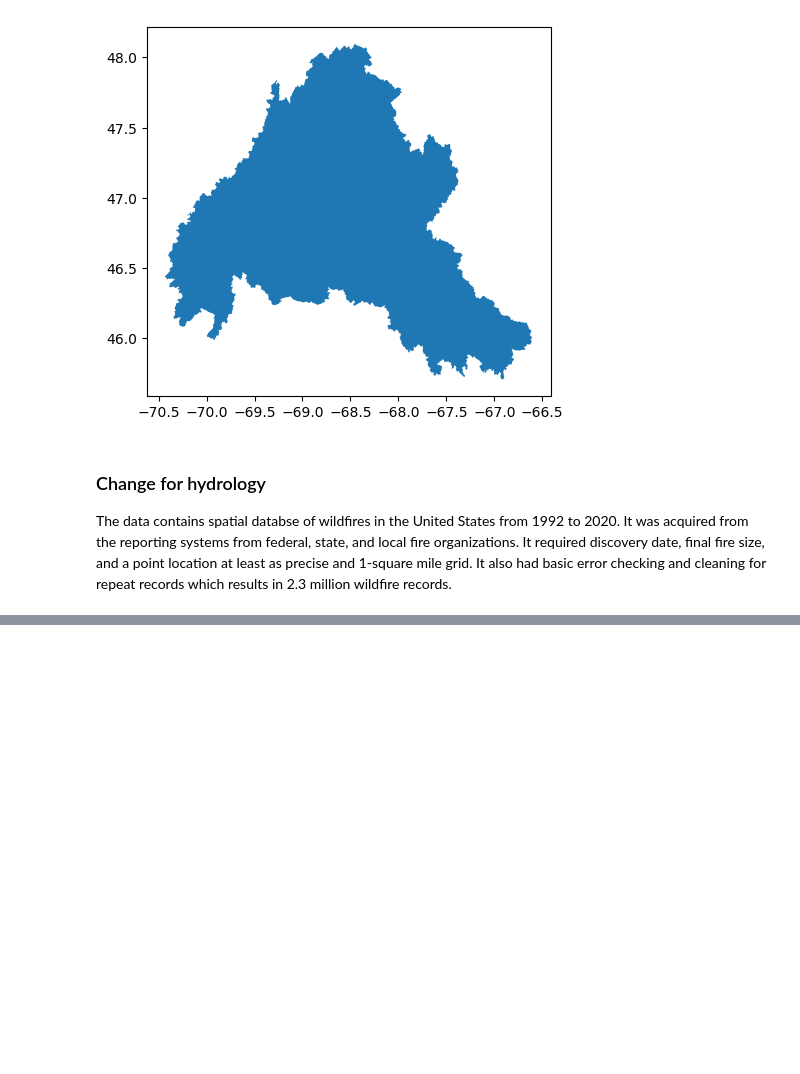
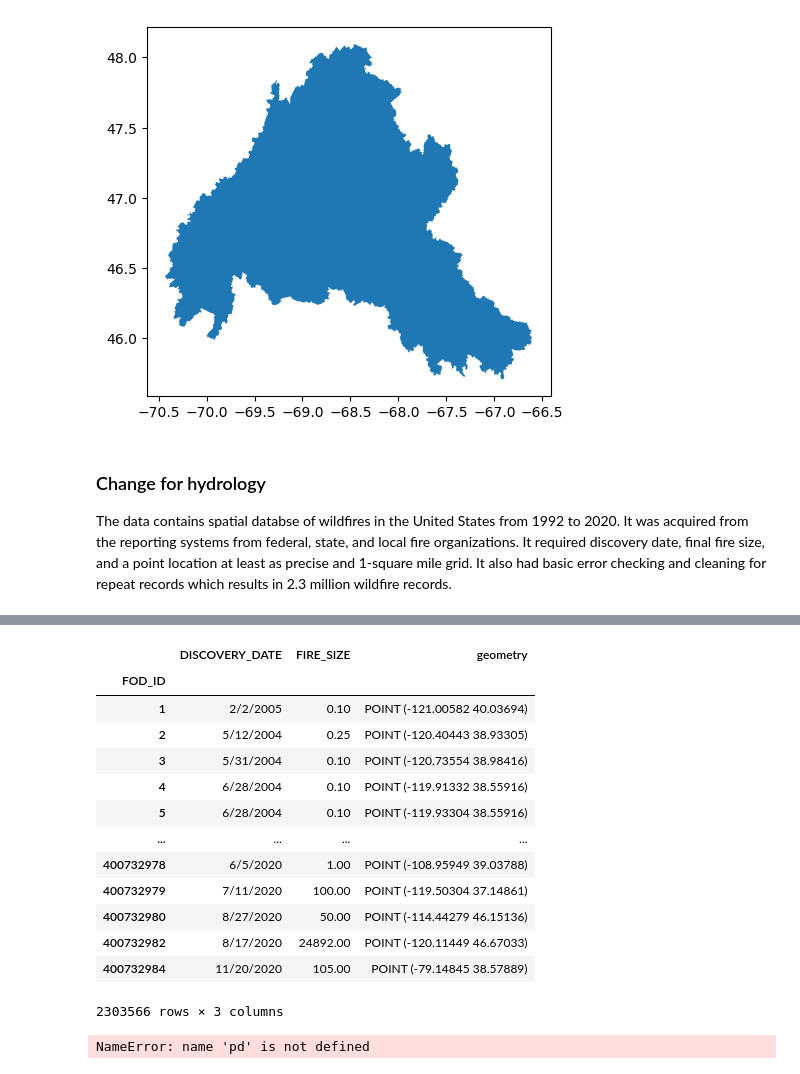
Before and after one commit to Adriannaluger/Adriannaluger1.github.io, a Jupyter notebook: notebooks/vector.ipynb, the cells around one changed output, grey strips where cells are left out. Drawn from its saved outputs; the diff is of its cells as text; code cells hidden in the pictures; blank space fills up the shorter version.

Commit message:
after fire data

```diff
--- a/notebooks/vector.ipynb
+++ b/notebooks/vector.ipynb
@@ -66,22 +77,37 @@ fire_gdf.head()
 # %%
 fire_clean_gdf = (
     fire_gdf
     [['FOD_ID', 'DISCOVERY_DATE', 'FIRE_SIZE', 'geometry']]
     .set_index('FOD_ID')
 )
 fire_clean_gdf.DICVOERY_DATE = pd.to_datetime(fire_clean_gdf.DISCOVERY_DATE)
 # print(fire_clean_gdf.crs)
-fire_clean_gdf = fire_clean_gdf.to_crs(wbd_hu2_gdf.crs)
+fire_clean_gdf = fire_clean_gdf.to_crs(nhd_hu4_gdf.crs)
 # print(fire_clean_gdf.crs)
 
 fire_clean_gdf
+# %% [output]
+|  | DISCOVERY_DATE | FIRE_SIZE | geometry |
+| FOD_ID |  |  |  |
+| 1 | 2/2/2005 | 0.10 | POINT (-121.00582 40.03694) |
+| 2 | 5/12/2004 | 0.25 | POINT (-120.40443 38.93305) |
+| 3 | 5/31/2004 | 0.10 | POINT (-120.73554 38.98416) |
+| 4 | 6/28/2004 | 0.10 | POINT (-119.91332 38.55916) |
+| 5 | 6/28/2004 | 0.10 | POINT (-119.93304 38.55916) |
+| ... | ... | ... | ... |
+| 400732978 | 6/5/2020 | 1.00 | POINT (-108.95949 39.03788) |
+| 400732979 | 7/11/2020 | 100.00 | POINT (-119.50304 37.14861) |
+| 400732980 | 8/27/2020 | 50.00 | POINT (-114.44279 46.15136) |
+| 400732982 | 8/17/2020 | 24892.00 | POINT (-120.11449 46.67033) |
+| 400732984 | 11/20/2020 | 105.00 | POINT (-79.14845 38.57889) |
+2303566 rows × 3 columns
 # %%
 # Convert DISCOVERY_DATE to datetime if it's not already in datetime format
 fire_clean_gdf['DISCOVERY_DATE'] = pd.to_datetime(fire_clean_gdf['DISCOVERY_DATE'])
 
 # Your existing code for spatial join
 fire_region_gdf = (
-    wbd_hu2_gdf
+    nhd_hu4_gdf
     [['name', 'geometry']]
     .sjoin(fire_clean_gdf, how='inner', predicate='intersects')
 )
@@ -103,6 +129,8 @@ fire_region_gdf
 # Calculate the sum of num_fires as a check
 #total_num_fires = fire_region_gdf.num_fires.sum()
 #print(total_num_fires)
+# %% [output]
+NameError: name 'pd' is not defined
 # %%
 # Compute area in hectares
 wbd_hu2_gdf['area_ha'] = (
```
Also changed, not shown: parts of 4 cells of this notebook.
